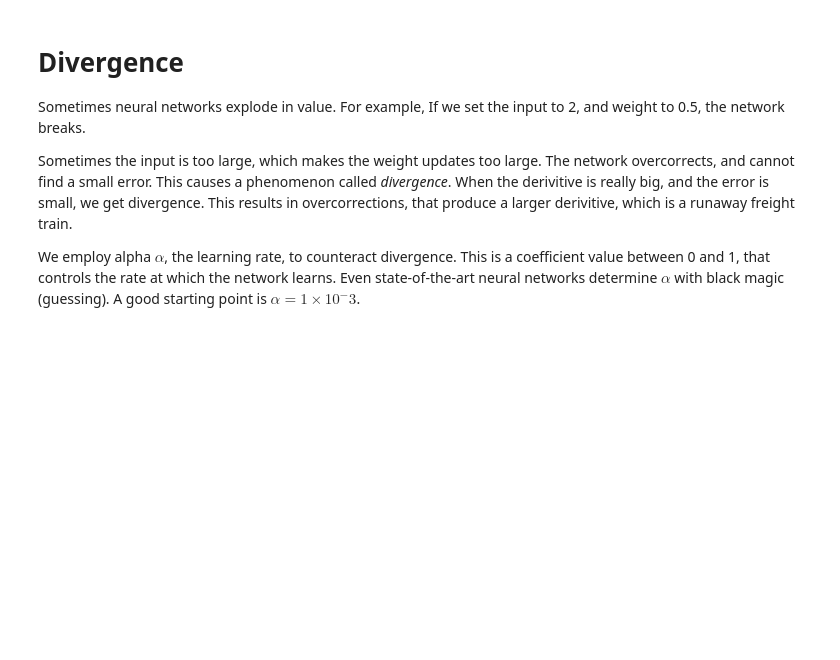
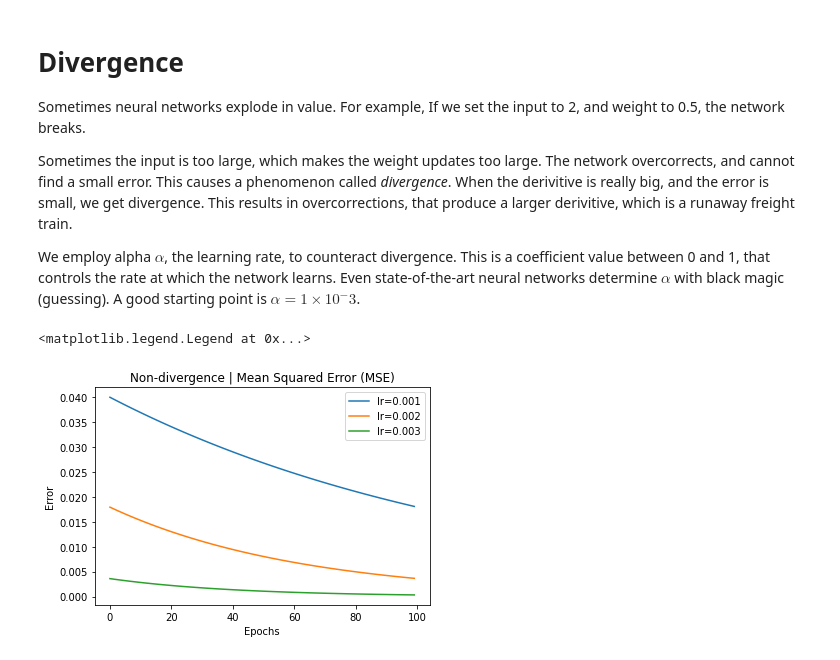
Before and after one commit to woodRock/grokking-deep-learning, a Jupyter notebook: chapter_4_gradient_descent.ipynb, the cells around one changed output. Drawn from its saved outputs; the diff is of its cells as text; code cells hidden in the pictures; blank space fills up the shorter version.

```diff
--- a/chapter_4_gradient_descent.ipynb
+++ b/chapter_4_gradient_descent.ipynb
@@ -156,3 +154,28 @@ Sometimes neural networks explode in value. For example, If we set the input to
 Sometimes the input is too large, which makes the weight updates too large. The network overcorrects, and cannot find a small error. This causes a phenomenon called _divergence_. When the derivitive is really big, and the error is small, we get divergence. This results in overcorrections, that produce a larger derivitive, which is a runaway freight train.
 
 We employ alpha $\alpha$, the learning rate, to counteract divergence. This is a coefficient value between 0 and 1, that controls the rate at which the network learns. Even state-of-the-art neural networks determine $\alpha$ with black magic (guessing). A good starting point is $\alpha = 1\times10^-3$.
+# %%
+weight, goal_pred, input = (0.5, 0.8, 2)
+
+for alpha in [0.001, 0.002, 0.003]:
+    errors = []
+
+    for iteration in range(100):
+        pred = input * weight
+        error = (pred - goal_pred) ** 2
+        delta = pred - goal_pred
+        weight_delta = delta * input
+        weight -= alpha * weight_delta
+
+        if iteration == 100:
+            print(f"Error: {error} Prediction {pred}")
+        errors.append(error)
+    plt.plot(errors, label=f"lr={alpha}")
+
+plt.title("Non-divergence | Mean Squared Error (MSE)")
+plt.xlabel("Epochs")
+plt.ylabel("Error")
+plt.legend()
+# %% [output]
+<matplotlib.legend.Legend at 0x...>
+[figure, added]
```
Also changed, not shown: parts of 3 cells of this notebook.
